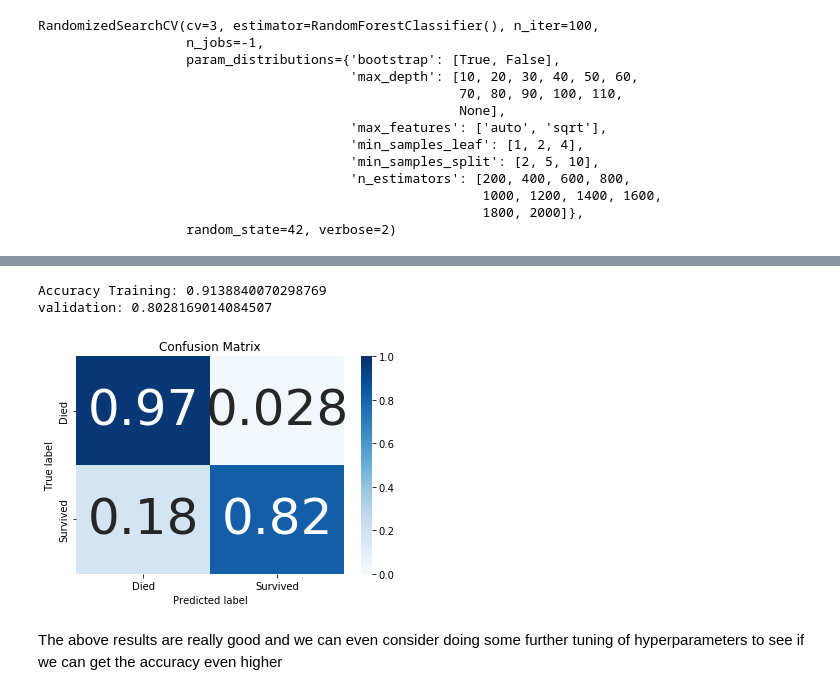
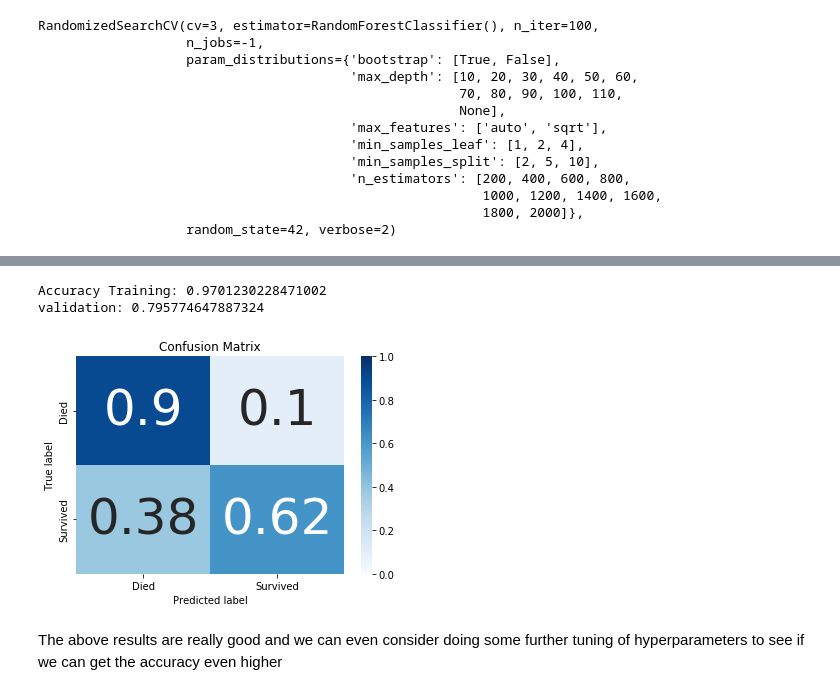
Before and after one commit to seitsorra/CPS803_Project, a Jupyter notebook: src/random_forest.ipynb, the cells around one changed output, grey strips where cells are left out. Saved outputs shown, nothing was run; the diff lists cells and outputs as text; code cells hidden in the pictures.

```diff
--- a/src/random_forest.ipynb
+++ b/src/random_forest.ipynb
@@ -116,20 +110,21 @@ rc_random.best_params_
 # %%
 best_random = rc_random.best_estimator_
 best_random.fit(x_train, y_train)
 y_pred = best_random.predict(x_train)
+y_valid_pred = best_random.predict(x_valid)
 
 train_score = best_random.score(x_train, y_train)
 val_score = best_random.score(x_valid, y_valid)
 
 print(f"Accuracy Training: {train_score}")
 print(f"validation: {val_score}")
 
-cm = confusion_matrix(y_train, y_pred)
+cm = confusion_matrix(y_valid, y_valid_pred)
 util.plot_confusion_matrix(cm)
 # %% [output]
-Accuracy Training: 0.9138840070298769
-validation: 0.8028169014084507
+Accuracy Training: 0.9701230228471002
+validation: 0.795774647887324
-[figure, old version]
+[figure, new version]
 # %% [markdown]
 The above results are really good and we can even consider doing some further tuning of hyperparameters to see if we can get the accuracy even higher
 # %%
```
Also changed, not shown: parts of 4 cells of this notebook, 3 other files.
